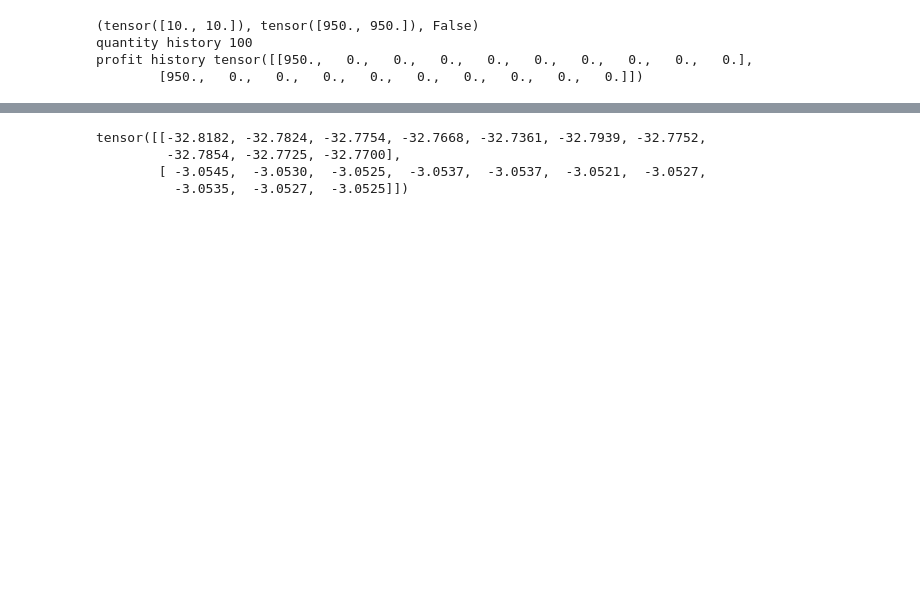
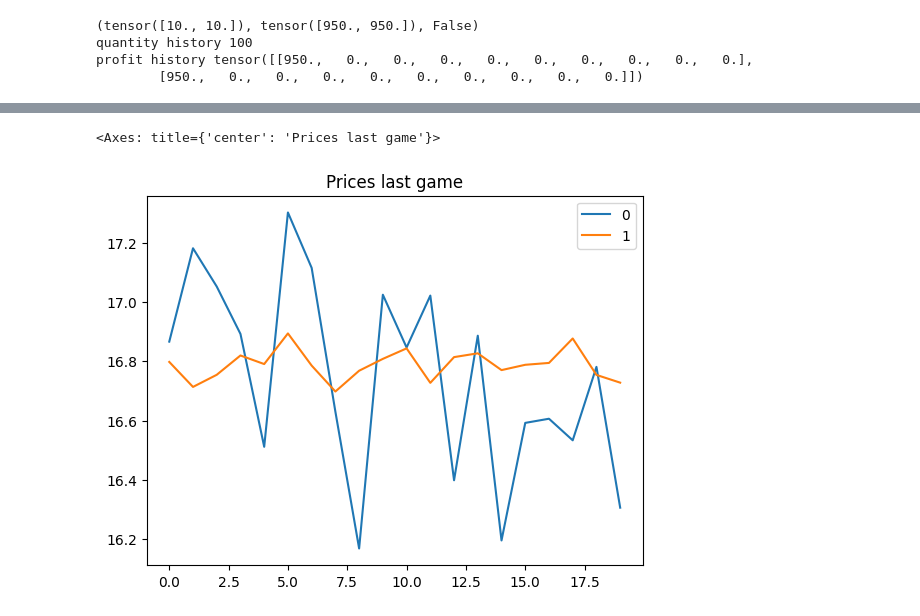
Before and after one commit to playbook1/EquiLearn_Sberg, a Jupyter notebook: classes/test.ipynb, the cells around one changed output, grey strips where cells are left out. Saved outputs shown, nothing was run; the diff lists cells and outputs as text; code cells hidden in the pictures; blank space fills up the shorter version.

```diff
--- a/classes/test.ipynb
+++ b/classes/test.ipynb
@@ -101,7 +101,5 @@ pd.DataFrame(reward_memory).T.plot()
-# %%
-env.price
-# %% [output]
-tensor([[-32.8182, -32.7824, -32.7754, -32.7668, -32.7361, -32.7939, -32.7752,
-         -32.7854, -32.7725, -32.7700],
-        [ -3.0545,  -3.0530,  -3.0525,  -3.0537,  -3.0537,  -3.0521,  -3.0527,
-          -3.0535,  -3.0527,  -3.0525]])
+# %%
+pd.DataFrame(env.price).T.plot(title = "Prices last game")
+# %% [output]
+<Axes: title={'center': 'Prices last game'}>
+[figure, added]
```
Also changed, not shown: parts of 5 cells of this notebook, 1 other file.
